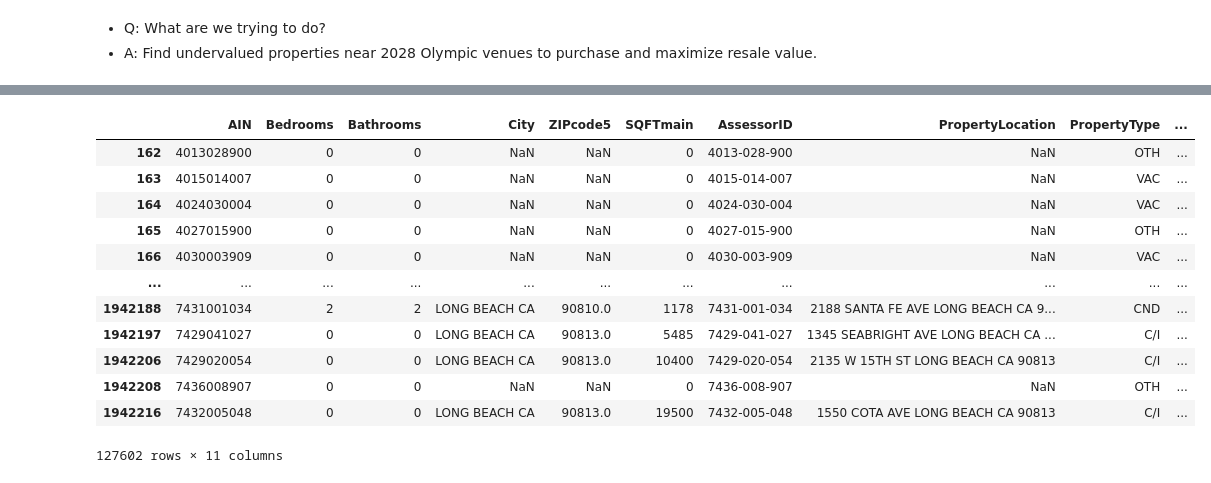
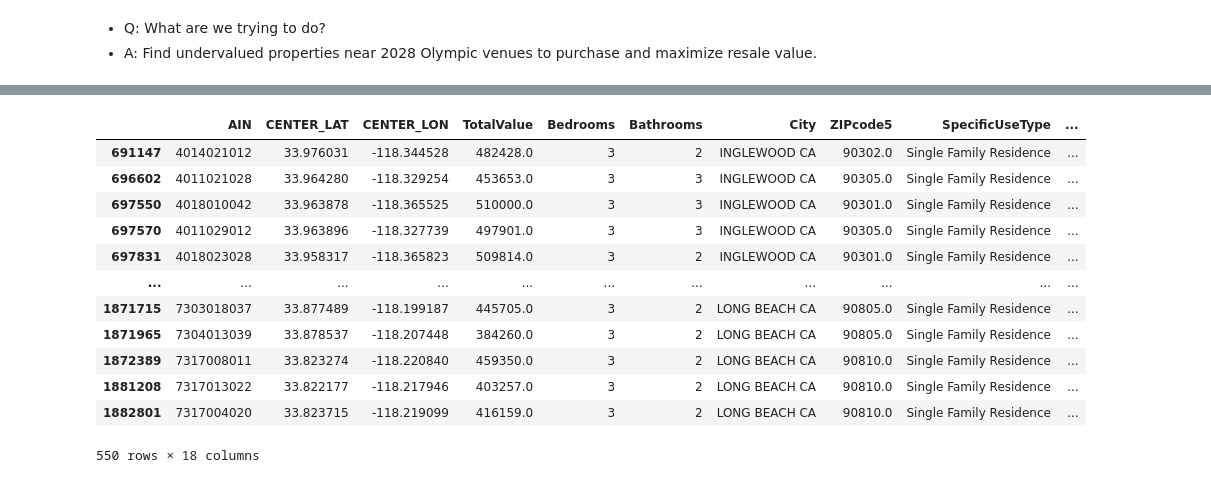
Before and after one commit to 369Eli/project_01, a Jupyter notebook: analysis.ipynb, the cells around one changed output, grey strips where cells are left out. Saved outputs shown, nothing was run; the diff lists cells and outputs as text; code cells hidden in the pictures.

```diff
--- a/analysis.ipynb
+++ b/analysis.ipynb
@@ -55,7 +70,7 @@ list(data.columns)
  'Location 1']
 # %%
 # find the cols I need and make the dataset smaller
-cols = ['AIN', 'Bedrooms', 'Bathrooms', 'City', 'ZIPcode5', 'SQFTmain',  'AssessorID', 'PropertyLocation', 'PropertyType', 'TaxRateArea_CITY', 'TaxRateArea']
+cols = ['AIN', 'CENTER_LAT','CENTER_LON','TotalValue', 'Bedrooms', 'Bathrooms', 'City', 'ZIPcode5', 'SpecificUseType', 'SQFTmain',  'AssessorID', 'PropertyLocation', 'PropertyType', 'TaxRateArea_CITY', 'YearBuilt','TaxRateArea', 'netTaxableValue']
 df = data[cols]
 df
 # %% [output]
@@ -77,20 +92,39 @@ df
 # %%
 # filter for the areas we want
 
 olympic_areas = ['LONG BEACH', 'INGLEWOOD']
 filtered_df = df[df['TaxRateArea_CITY'].isin(olympic_areas)]
+
+# condition of dataframe for 3 bedrooms
+filtered_df = filtered_df[filtered_df['Bedrooms'] ==3]
+
+# year built
+filtered_df = filtered_df[(filtered_df['YearBuilt'] >= 1965) & (filtered_df['YearBuilt'] <= 1975)]
+
+# Singlefamily residence Specific Use Type
+filtered_df = filtered_df[filtered_df['SpecificUseType'] == 'Single Family Residence']
+
+
+# Bathroom
+filtered_df = filtered_df[filtered_df['Bathrooms'] >= 2]
+
+# Price range
+filtered_df = filtered_df[(filtered_df['TotalValue'] >= 384000) & (filtered_df['TotalValue'] <= 800000)]
+
+# Price per square foot
+filtered_df['pricepersqft'] = filtered_df['TotalValue']/filtered_df['SQFTmain']
 filtered_df
 # %% [output]
-|  | AIN | Bedrooms | Bathrooms | City | ZIPcode5 | SQFTmain | AssessorID | PropertyLocation | PropertyType | ... |
-| 162 | 4013028900 | 0 | 0 | NaN | NaN | 0 | 4013-028-900 | NaN | OTH | ... |
-| 163 | 4015014007 | 0 | 0 | NaN | NaN | 0 | 4015-014-007 | NaN | VAC | ... |
-| 164 | 4024030004 | 0 | 0 | NaN | NaN | 0 | 4024-030-004 | NaN | VAC | ... |
-| 165 | 4027015900 | 0 | 0 | NaN | NaN | 0 | 4027-015-900 | NaN | OTH | ... |
-| 166 | 4030003909 | 0 | 0 | NaN | NaN | 0 | 4030-003-909 | NaN | VAC | ... |
+|  | AIN | CENTER_LAT | CENTER_LON | TotalValue | Bedrooms | Bathrooms | City | ZIPcode5 | SpecificUseType | ... |
+| 691147 | 4014021012 | 33.976031 | -118.344528 | 482428.0 | 3 | 2 | INGLEWOOD CA | 90302.0 | Single Family Residence | ... |
+| 696602 | 4011021028 | 33.964280 | -118.329254 | 453653.0 | 3 | 3 | INGLEWOOD CA | 90305.0 | Single Family Residence | ... |
+| 697550 | 4018010042 | 33.963878 | -118.365525 | 510000.0 | 3 | 3 | INGLEWOOD CA | 90301.0 | Single Family Residence | ... |
+| 697570 | 4011029012 | 33.963896 | -118.327739 | 497901.0 | 3 | 3 | INGLEWOOD CA | 90305.0 | Single Family Residence | ... |
+| 697831 | 4018023028 | 33.958317 | -118.365823 | 509814.0 | 3 | 2 | INGLEWOOD CA | 90301.0 | Single Family Residence | ... |
 | ... | ... | ... | ... | ... | ... | ... | ... | ... | ... | ... |
-| 1942188 | 7431001034 | 2 | 2 | LONG BEACH CA | 90810.0 | 1178 | 7431-001-034 | 2188 SANTA FE AVE LONG BEACH CA 9... | CND | ... |
-| 1942197 | 7429041027 | 0 | 0 | LONG BEACH CA | 90813.0 | 5485 | 7429-041-027 | 1345 SEABRIGHT AVE LONG BEACH CA ... | C/I | ... |
-| 1942206 | 7429020054 | 0 | 0 | LONG BEACH CA | 90813.0 | 10400 | 7429-020-054 | 2135 W 15TH ST LONG BEACH CA 90813 | C/I | ... |
-| 1942208 | 7436008907 | 0 | 0 | NaN | NaN | 0 | 7436-008-907 | NaN | OTH | ... |
-| 1942216 | 7432005048 | 0 | 0 | LONG BEACH CA | 90813.0 | 19500 | 7432-005-048 | 1550 COTA AVE LONG BEACH CA 90813 | C/I | ... |
+| 1871715 | 7303018037 | 33.877489 | -118.199187 | 445705.0 | 3 | 2 | LONG BEACH CA | 90805.0 | Single Family Residence | ... |
+| 1871965 | 7304013039 | 33.878537 | -118.207448 | 384260.0 | 3 | 2 | LONG BEACH CA | 90805.0 | Single Family Residence | ... |
+| 1872389 | 7317008011 | 33.823274 | -118.220840 | 459350.0 | 3 | 2 | LONG BEACH CA | 90810.0 | Single Family Residence | ... |
+| 1881208 | 7317013022 | 33.822177 | -118.217946 | 403257.0 | 3 | 2 | LONG BEACH CA | 90810.0 | Single Family Residence | ... |
+| 1882801 | 7317004020 | 33.823715 | -118.219099 | 416159.0 | 3 | 2 | LONG BEACH CA | 90810.0 | Single Family Residence | ... |
-127602 rows × 11 columns
+550 rows × 18 columns
```
Also changed, not shown: parts of 18 cells of this notebook, 4 other files.
